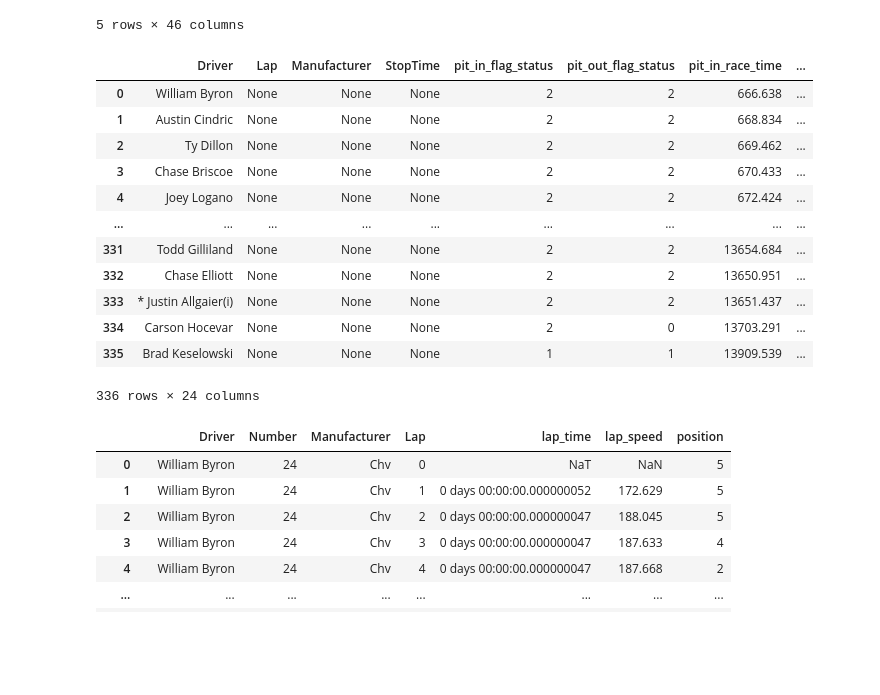
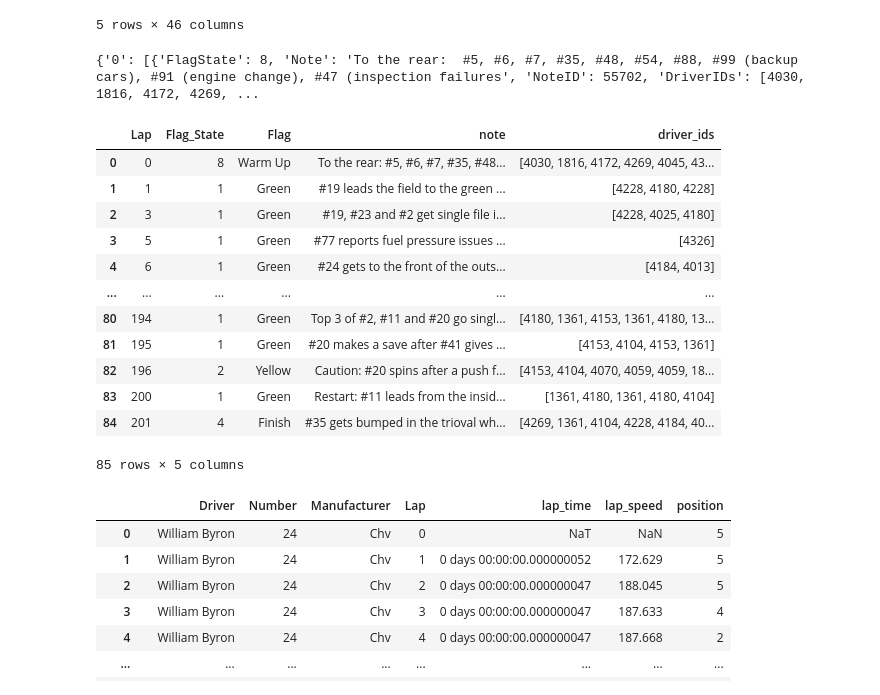
Before and after one commit to ab5525/pynascar, a Jupyter notebook: test.ipynb, the cells around one changed output. Cells and saved outputs as stored; diff of their text form; code cells hidden in the pictures; blank space fills up the shorter version.

```diff
--- a/test.ipynb
+++ b/test.ipynb
@@ -171,22 +189,23 @@ class Race:
 race = Race(year, series_id, 5546)
 race2 = Race(2023,2,5314)
 # %%
-race.get_pit_stops()
-race.pit_stops
+race.fetch_events()
+race.events
 # %% [output]
+{'0': [{'FlagState': 8, 'Note': 'To the rear:  #5, #6, #7, #35, #48, #54, #88, #99 (backup cars), #91 (engine change), #47 (inspection failures', 'NoteID': 55702, 'DriverIDs': [4030, 1816, 4172, 4269, ...
-|  | Driver | Lap | Manufacturer | StopTime | pit_in_flag_status | pit_out_flag_status | pit_in_race_time | ... |
-| 0 | William Byron | None | None | None | 2 | 2 | 666.638 | ... |
-| 1 | Austin Cindric | None | None | None | 2 | 2 | 668.834 | ... |
-| 2 | Ty Dillon | None | None | None | 2 | 2 | 669.462 | ... |
-| 3 | Chase Briscoe | None | None | None | 2 | 2 | 670.433 | ... |
-| 4 | Joey Logano | None | None | None | 2 | 2 | 672.424 | ... |
-| ... | ... | ... | ... | ... | ... | ... | ... | ... |
-| 331 | Todd Gilliland | None | None | None | 2 | 2 | 13654.684 | ... |
-| 332 | Chase Elliott | None | None | None | 2 | 2 | 13650.951 | ... |
-| 333 | * Justin Allgaier(i) | None | None | None | 2 | 2 | 13651.437 | ... |
-| 334 | Carson Hocevar | None | None | None | 2 | 0 | 13703.291 | ... |
-| 335 | Brad Keselowski | None | None | None | 1 | 1 | 13909.539 | ... |
+|  | Lap | Flag_State | Flag | note | driver_ids |
+| 0 | 0 | 8 | Warm Up | To the rear: #5, #6, #7, #35, #48... | [4030, 1816, 4172, 4269, 4045, 43... |
+| 1 | 1 | 1 | Green | #19 leads the field to the green ... | [4228, 4180, 4228] |
+| 2 | 3 | 1 | Green | #19, #23 and #2 get single file i... | [4228, 4025, 4180] |
+| 3 | 5 | 1 | Green | #77 reports fuel pressure issues ... | [4326] |
+| 4 | 6 | 1 | Green | #24 gets to the front of the outs... | [4184, 4013] |
+| ... | ... | ... | ... | ... | ... |
+| 80 | 194 | 1 | Green | Top 3 of #2, #11 and #20 go singl... | [4180, 1361, 4153, 1361, 4180, 13... |
+| 81 | 195 | 1 | Green | #20 makes a save after #41 gives ... | [4153, 4104, 4153, 1361] |
+| 82 | 196 | 2 | Yellow | Caution: #20 spins after a push f... | [4153, 4104, 4070, 4059, 4059, 18... |
+| 83 | 200 | 1 | Green | Restart: #11 leads from the insid... | [1361, 4180, 1361, 4180, 4104] |
+| 84 | 201 | 4 | Finish | #35 gets bumped in the trioval wh... | [4269, 1361, 4104, 4228, 4184, 40... |
-336 rows × 24 columns
+85 rows × 5 columns
 # %%
 race.laps
 # %% [output]
```
Also changed, not shown: parts of 2 cells of this notebook, 6 other files.
